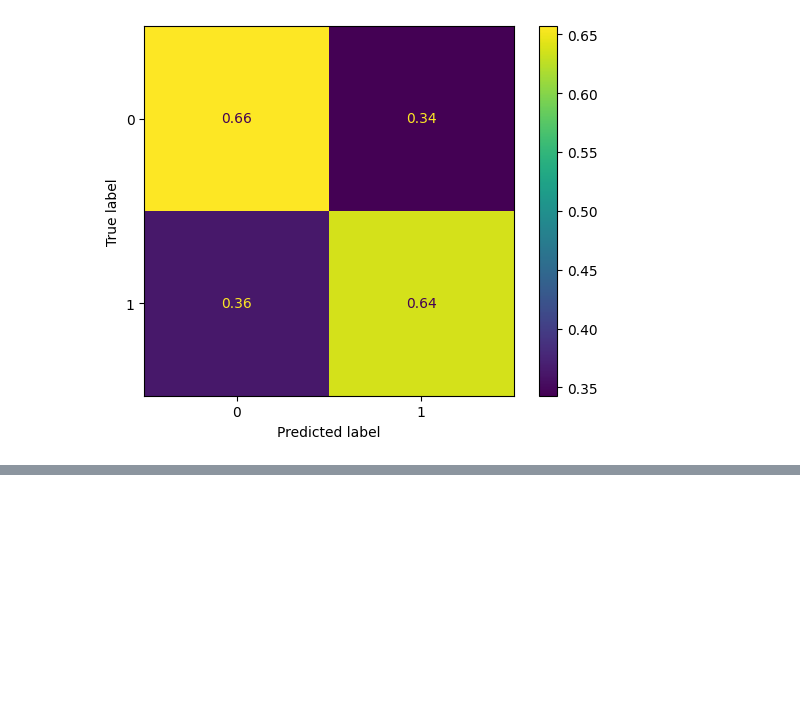
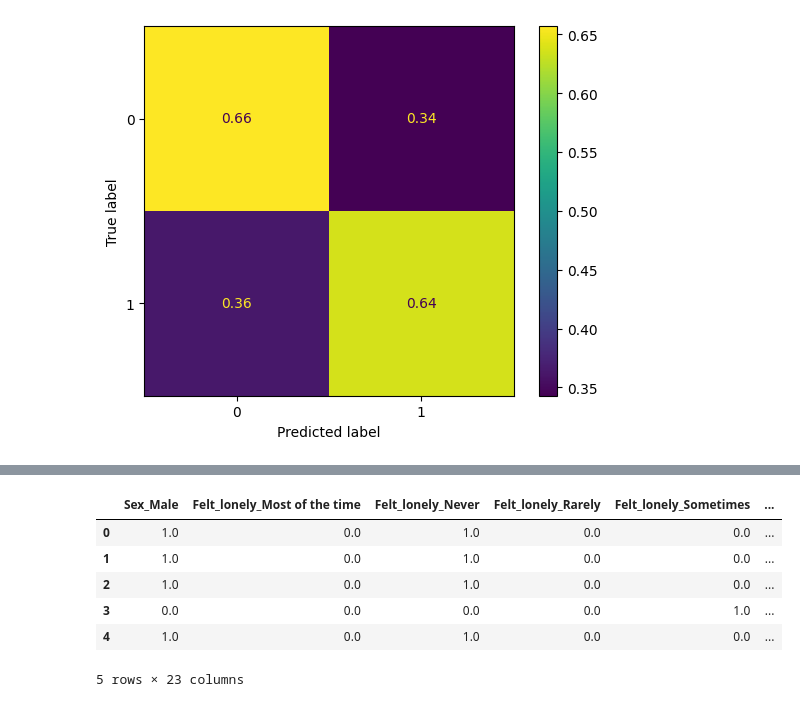
Before and after one commit to Py4Econmn/bullying-prediction, a Jupyter notebook: notebooks/001_modeling.ipynb, the cells around one changed output, grey strips where cells are left out. Saved outputs shown, nothing was run; the diff lists cells and outputs as text; code cells hidden in the pictures; blank space fills up the shorter version.

```diff
--- a/notebooks/001_modeling.ipynb
+++ b/notebooks/001_modeling.ipynb
@@ -266,0 +294,35 @@ disp = ConfusionMatrixDisplay.from_estimator(estimator=model_pipeline_rf,
+# %%
+# Encoding the categorical columns
+
+ohe = OneHotEncoder(handle_unknown='ignore', drop='first')
+X_train_ohe = ohe.fit_transform(X_train_cat)
+X_test_ohe = ohe.transform(X_test_cat)
+# %%
+columns = ohe.get_feature_names_out(input_features=X_train_cat.columns)
+X_train_processed_ohe = pd.DataFrame(X_train_ohe.todense(), columns=columns)
+X_test_processed_ohe = pd.DataFrame(X_test_ohe.todense(), columns=columns)
+# %%
+# Encoding the ordinal columns
+
+ore = OrdinalEncoder(categories=ordinal_cols_mapping, handle_unknown='use_encoded_value', unknown_value=-1)
+X_train_ore = ore.fit_transform(X_train_ord)
+X_test_ore = ore.fit_transform(X_test_ord)
+# %%
+columns = ore.get_feature_names_out()
+X_train_processed_ore = pd.DataFrame(X_train_ore, columns=columns)
+X_test_processed_ore = pd.DataFrame(X_test_ore, columns=columns)
+# %%
+# Concatenating the processed dataframes
+
+X_train_boruta = pd.concat([X_train_processed_ohe, X_train_processed_ore], axis=1)
+X_test_boruta = pd.concat([X_test_processed_ohe, X_test_processed_ore], axis=1)
+
+X_train_boruta.head()
+# %% [output]
+|  | Sex_Male | Felt_lonely_Most of the time | Felt_lonely_Never | Felt_lonely_Rarely | Felt_lonely_Sometimes | ... |
+| 0 | 1.0 | 0.0 | 1.0 | 0.0 | 0.0 | ... |
+| 1 | 1.0 | 0.0 | 1.0 | 0.0 | 0.0 | ... |
+| 2 | 1.0 | 0.0 | 1.0 | 0.0 | 0.0 | ... |
+| 3 | 0.0 | 0.0 | 0.0 | 0.0 | 1.0 | ... |
+| 4 | 1.0 | 0.0 | 1.0 | 0.0 | 0.0 | ... |
+5 rows × 23 columns
```
Also changed, not shown: parts of 15 cells of this notebook.
